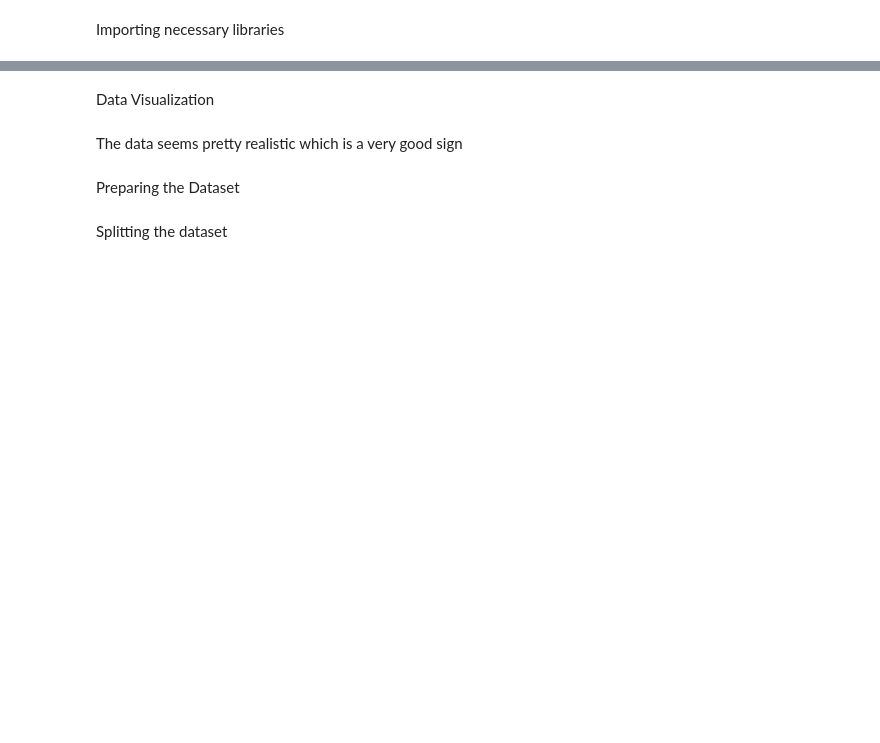
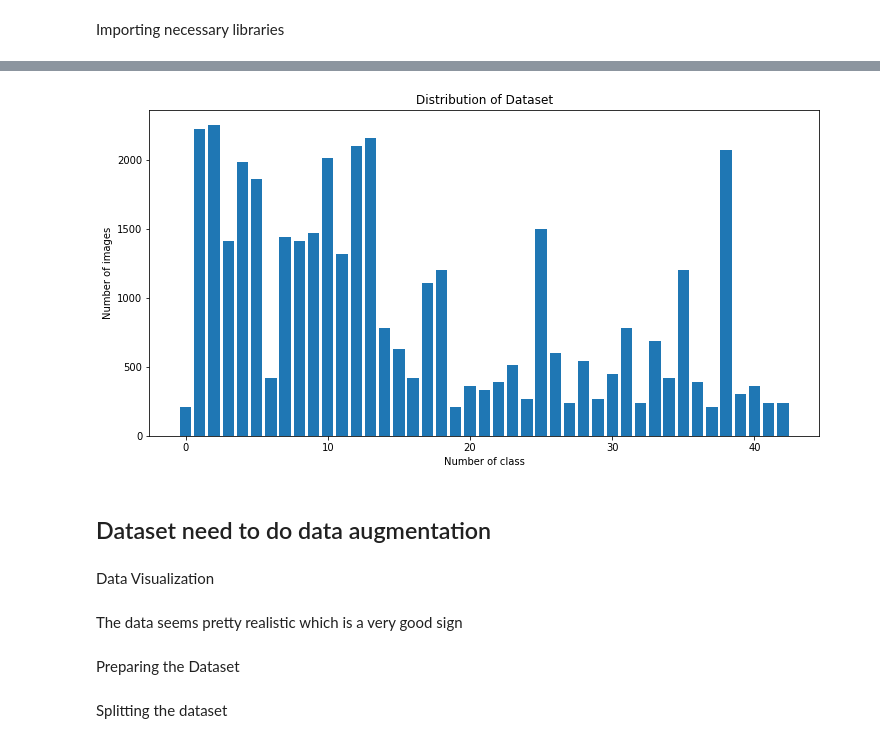
Before and after one commit to TranThanh159/Traffic-Sign-Classification, a Jupyter notebook: traffic-sign-detection-using-cnns-99-accuracy.ipynb, the cells around one changed output, grey strips where cells are left out. Drawn from its saved outputs; the diff is of its cells as text; code cells hidden in the pictures; blank space fills up the shorter version.

```diff
--- a/traffic-sign-detection-using-cnns-99-accuracy.ipynb
+++ b/traffic-sign-detection-using-cnns-99-accuracy.ipynb
@@ -27,13 +89,20 @@ imgs_path = "../input/gtsrb-german-traffic-sign/Train"
 data_list = []
 labels_list = []
 classes_list = 43
+length_class_list = []
 for i in range(classes_list):
     i_path = os.path.join(imgs_path, str(i)) #0-42
+    countClassList = 0
     for img in os.listdir(i_path):
         im = Image.open(i_path +'/'+ img)
         im = im.resize((32,32))
         im = np.array(im)
         data_list.append(im)
         labels_list.append(i)
-data = np.array(data_list)
-labels = np.array(labels_list)
+        countClassList += 1
+
+    print(f"Class {i} have {countClassList} images")
+    length_class_list .append(countClassList)
+
+# data = np.array(data_list)
+# labels = np.array(labels_list)
@@ -39,0 +219,9 @@ labels = np.array(labels_list)
+# %%
+plt.figure(figsize=(12,6))
+plt.bar(range(0,classes_list),length_class_list)
+plt.title('Distribution of Dataset')
+plt.xlabel('Number of class')
+plt.ylabel('Number of images')
+plt.show()
+# %% [output]
+[figure, added]
@@ -39,0 +235,2 @@ labels = np.array(labels_list)
+# %% [markdown]
+## Dataset need to do data augmentation
```
Also changed, not shown: parts of 49 cells of this notebook.
